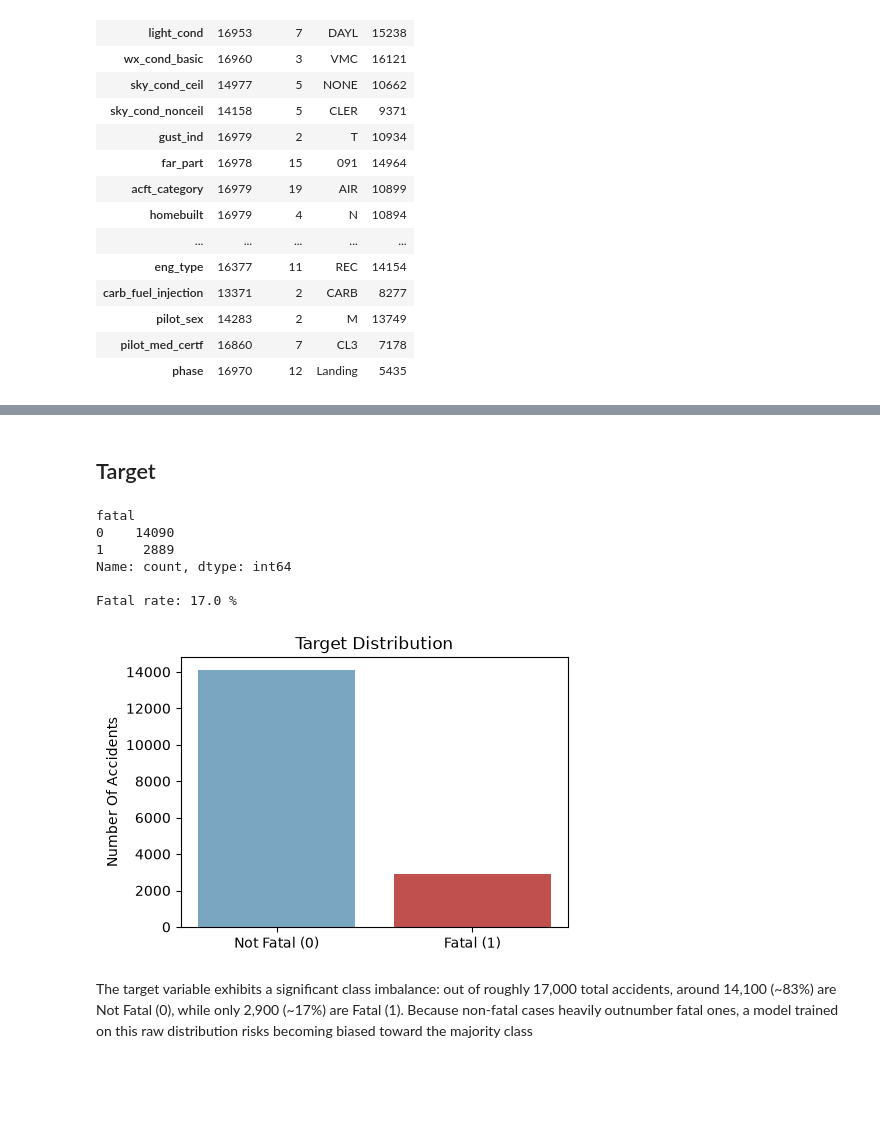
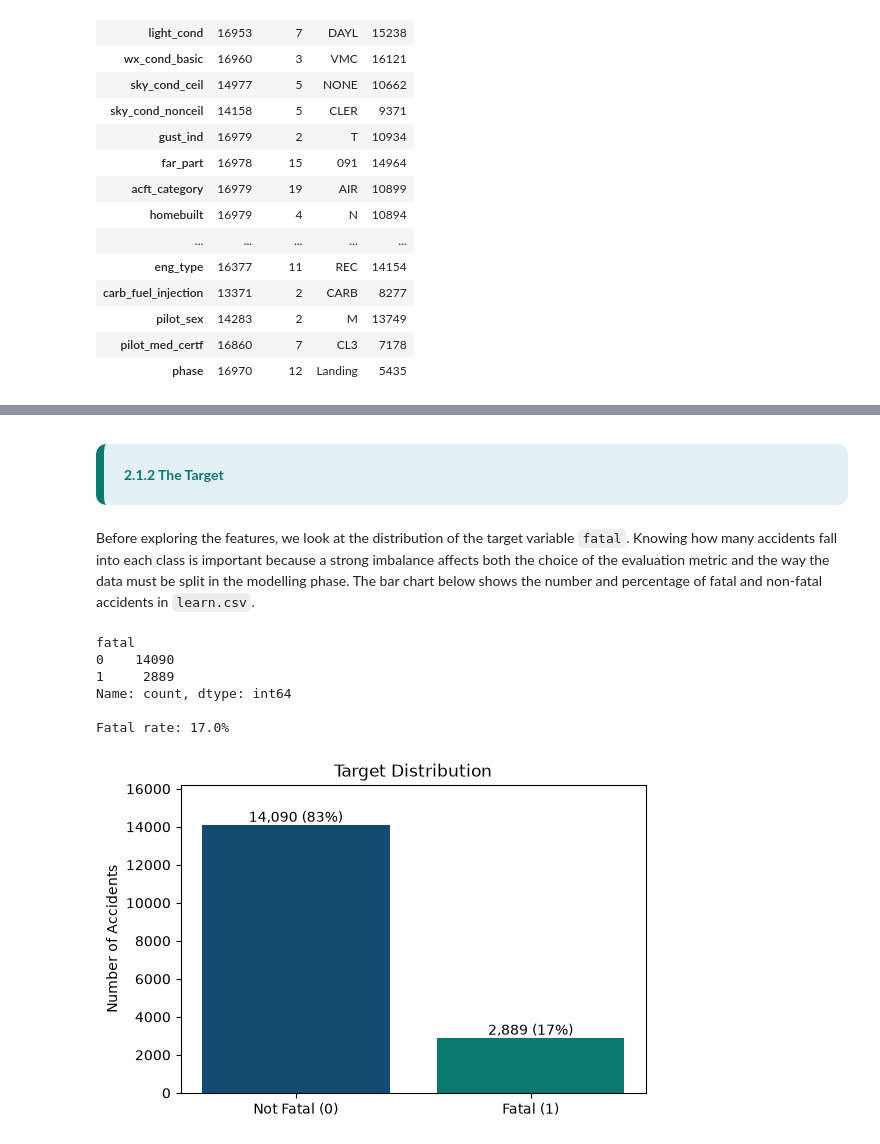
Before and after one commit to martim-dot/ML_Project, a Jupyter notebook: primeiraparte.ipynb, the cells around one changed output, grey strips where cells are left out. Cells and saved outputs as stored; diff of their text form; code cells hidden in the pictures; blank space fills up the shorter version.

```diff
--- a/primeiraparte.ipynb
+++ b/primeiraparte.ipynb
@@ -381,23 +417,28 @@ See https://pandas.pydata.org/docs/user_guide/migration-3-strings.html#string-mi
 # %% [markdown]
-## Target
+<a id="sec-1-1"></a>
+<div style="background-color:#e3f0f5; padding:20px; border-radius:10px; border-left:8px solid #097a6d; color:#097a6d;">
+  <b>2.1.2 The Target</b>
+</div>
-# %%
-counts = learn["fatal"].value_counts()
-print(counts)
-print('\nFatal rate:',((counts[1]/counts.sum())*100).round(1),'%')
-# %% [output]
-fatal
-0    14090
-1     2889
-Name: count, dtype: int64
-
-Fatal rate: 17.0 %
-# %%
-fig, ax = plt.subplots(figsize=(5, 3.5))
-ax.bar(["Not Fatal (0)", "Fatal (1)"], counts.sort_index(), color=["#7aa6c2", "#c0504d"])
-ax.set_title("Target Distribution")
-ax.set_ylabel("Number Of Accidents")
-plt.show()
-# %% [output]
-[figure, removed]
-# %% [markdown]
-The target variable exhibits a significant class imbalance: out of roughly 17,000 total accidents, around 14,100 (~83%) are Not Fatal (0), while only 2,900 (~17%) are Fatal (1). Because non-fatal cases heavily outnumber fatal ones, a model trained on this raw distribution risks becoming biased toward the majority class
+# %% [markdown]
+Before exploring the features, we look at the distribution of the target variable `fatal`. Knowing how many accidents fall into each class is important because a strong imbalance affects both the choice of the evaluation metric and the way the data must be split in the modelling phase. The bar chart below shows the number and percentage of fatal and non-fatal accidents in `learn.csv`.
+# %%
+target_freq = learn["fatal"].value_counts().sort_index()
+total_accidents = target_freq.sum()
+print(target_freq)
+print(f"\nFatal rate: {target_freq[1] / total_accidents:.1%}")
+
+fig_target, ax_target = plt.subplots(figsize=(6, 4))
+target_bars = ax_target.bar(["Not Fatal (0)", "Fatal (1)"], target_freq, color=["#144b71", "#097a6d"])
+ax_target.bar_label(target_bars, labels=[f"{value:,} ({value / total_accidents:.0%})" for value in target_freq])
+ax_target.set_title("Target Distribution")
+ax_target.set_ylabel("Number of Accidents")
+ax_target.set_ylim(0, target_freq.max() * 1.15)
+plt.show()
+# %% [output]
+fatal
+0    14090
+1     2889
+Name: count, dtype: int64
+
+Fatal rate: 17.0%
+[figure, added]
```
Also changed, not shown: parts of 6 cells of this notebook, 1 other file.
